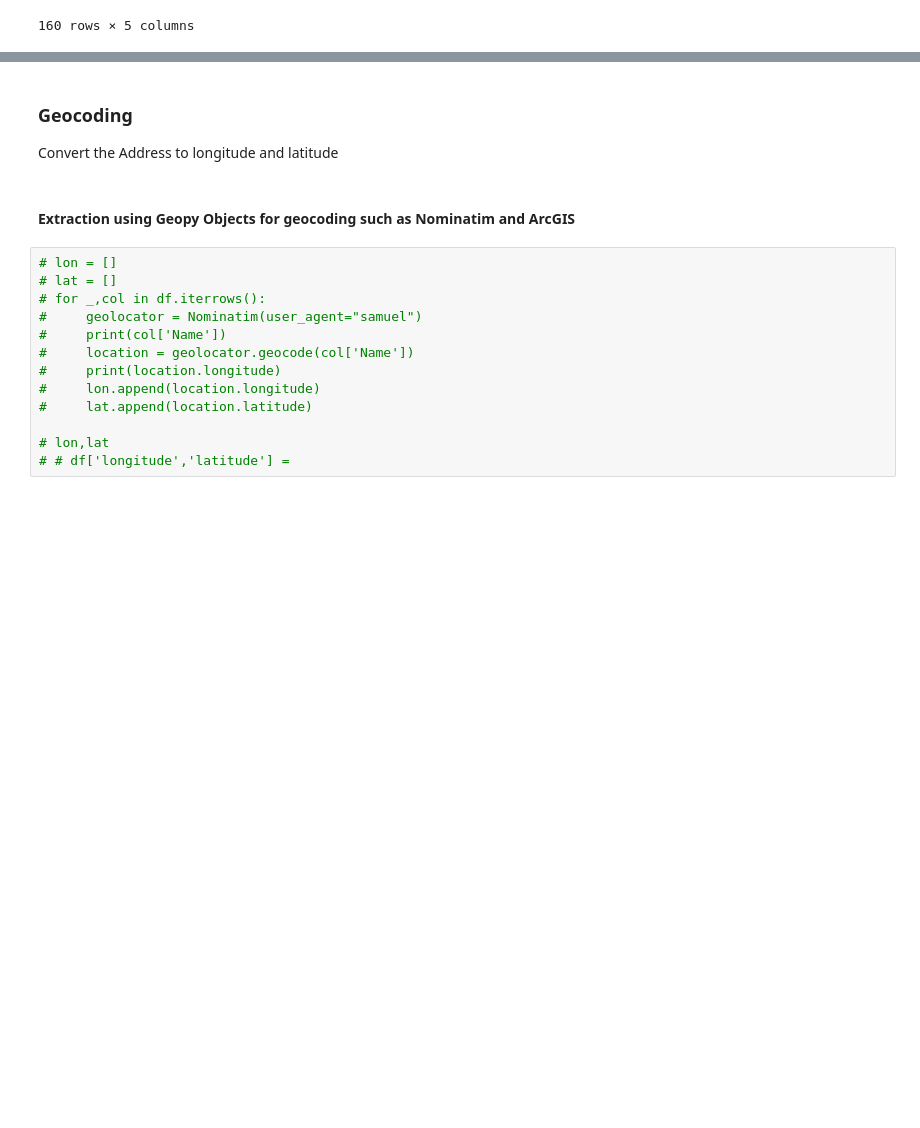
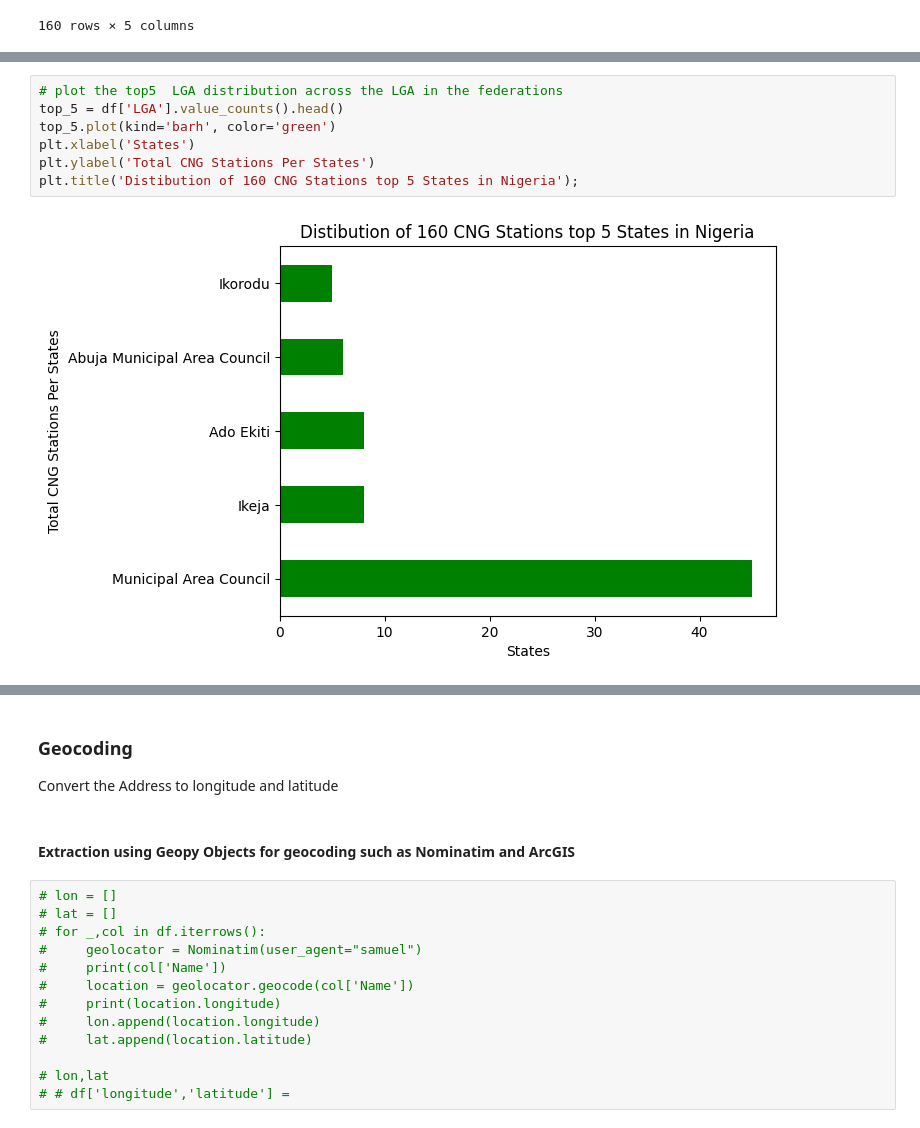
Before and after one commit to SammyGIS/cng_streamlit_app, a Jupyter notebook: notebook.ipynb, the cells around one changed output, grey strips where cells are left out. Saved outputs shown, nothing was run; the diff lists cells and outputs as text; blank space fills up the shorter version.

```diff
--- a/notebook.ipynb
+++ b/notebook.ipynb
@@ -70,0 +83,9 @@ df
+# %%
+# plot the top5  LGA distribution across the LGA in the federations
+top_5 = df['LGA'].value_counts().head()
+top_5.plot(kind='barh', color='green')
+plt.xlabel('States')
+plt.ylabel('Total CNG Stations Per States')
+plt.title('Distibution of 160 CNG Stations top 5 States in Nigeria');
+# %% [output]
+[figure, added]
```
Also changed, not shown: parts of 6 cells of this notebook.
